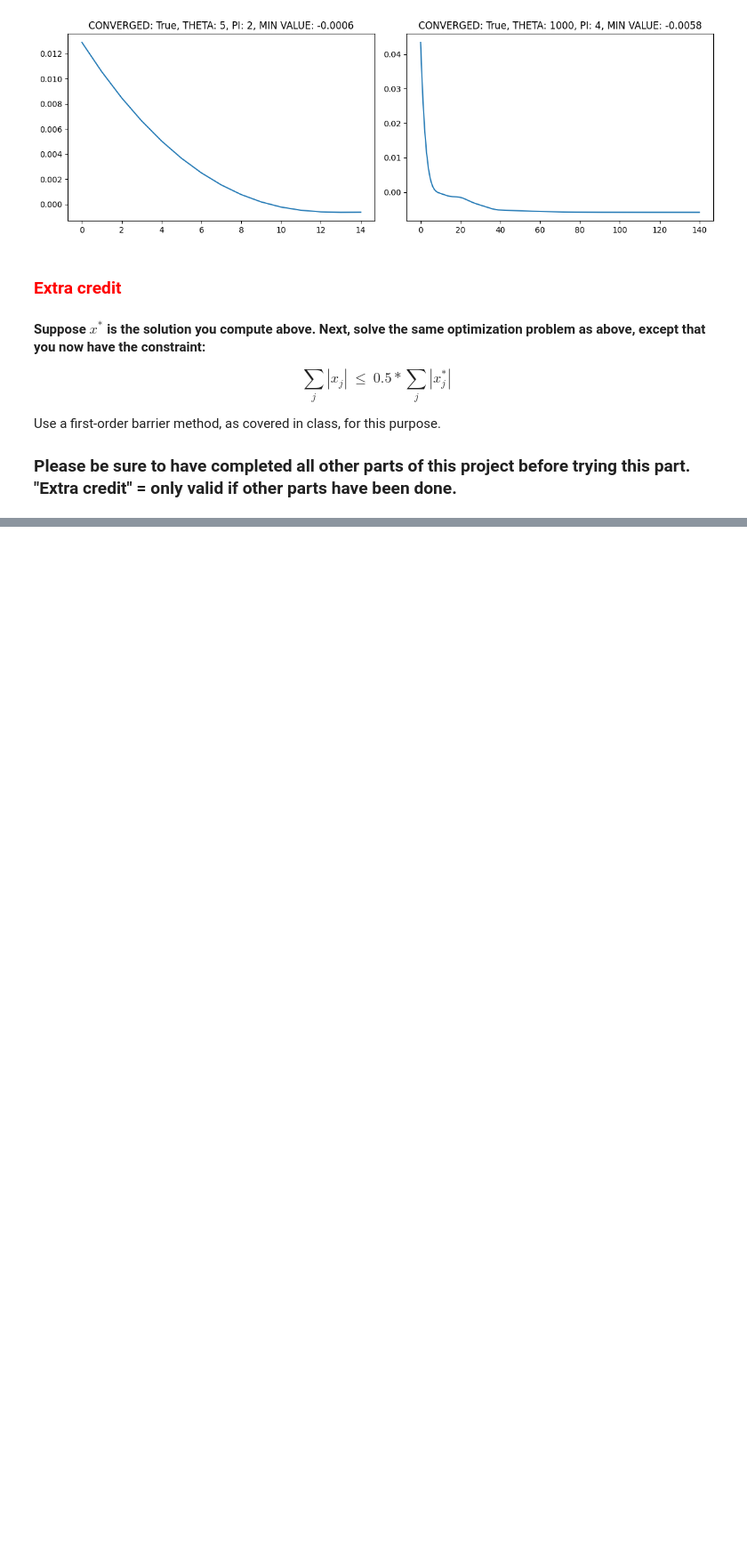
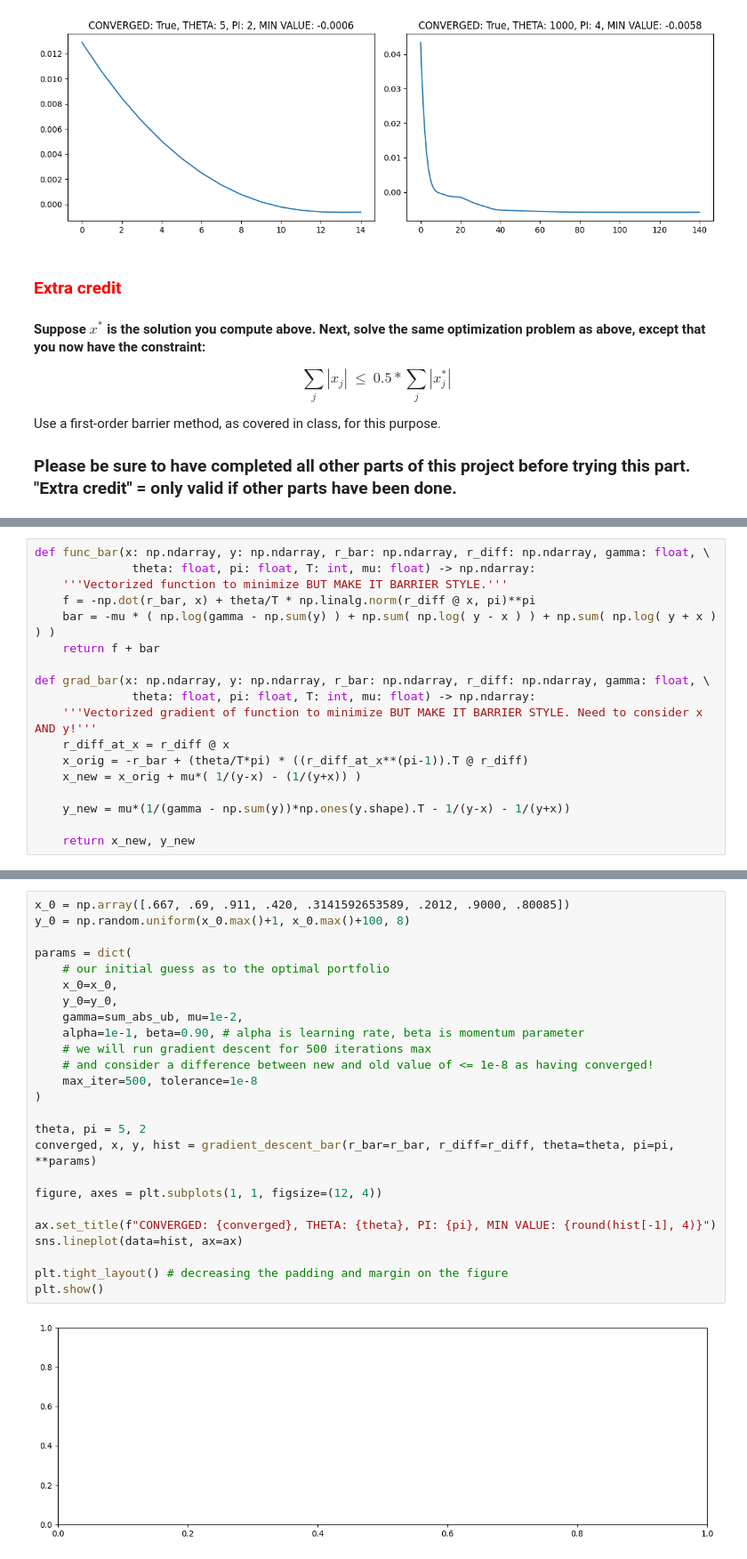
Before and after one commit to ostapenkovs/ieor-4500-apps-prog, a Jupyter notebook: hw4/hw4.ipynb, the cells around one changed output, grey strips where cells are left out. Shown at 89% size. Saved outputs shown, nothing was run; the diff lists cells and outputs as text; blank space fills up the shorter version.

Commit message:
feeble attempts at a barrier method

```diff
--- a/hw4/hw4.ipynb
+++ b/hw4/hw4.ipynb
@@ -168,0 +190,18 @@ Use a first-order barrier method, as covered in class, for this purpose.
+# %%
+def func_bar(x: np.ndarray, y: np.ndarray, r_bar: np.ndarray, r_diff: np.ndarray, gamma: float, \
+              theta: float, pi: float, T: int, mu: float) -> np.ndarray:
+    '''Vectorized function to minimize BUT MAKE IT BARRIER STYLE.'''
+    f = -np.dot(r_bar, x) + theta/T * np.linalg.norm(r_diff @ x, pi)**pi
+    bar = -mu * ( np.log(gamma - np.sum(y) ) + np.sum( np.log( y - x ) ) + np.sum( np.log( y + x ) ) )
+    return f + bar
+
+def grad_bar(x: np.ndarray, y: np.ndarray, r_bar: np.ndarray, r_diff: np.ndarray, gamma: float, \
+              theta: float, pi: float, T: int, mu: float) -> np.ndarray:
+    '''Vectorized gradient of function to minimize BUT MAKE IT BARRIER STYLE. Need to consider x AND y!'''
+    r_diff_at_x = r_diff @ x
+    x_orig = -r_bar + (theta/T*pi) * ((r_diff_at_x**(pi-1)).T @ r_diff)
+    x_new = x_orig + mu*( 1/(y-x) - (1/(y+x)) )
+
+    y_new = mu*(1/(gamma - np.sum(y))*np.ones(y.shape).T - 1/(y-x) - 1/(y+x))
+
+    return x_new, y_new
@@ -168,0 +254,27 @@ Use a first-order barrier method, as covered in class, for this purpose.
+# %%
+x_0 = np.array([.667, .69, .911, .420, .3141592653589, .2012, .9000, .80085])
+y_0 = np.random.uniform(x_0.max()+1, x_0.max()+100, 8)
+
+params = dict(
+    # our initial guess as to the optimal portfolio
+    x_0=x_0,
+    y_0=y_0,
+    gamma=sum_abs_ub, mu=1e-2,
+    alpha=1e-1, beta=0.90, # alpha is learning rate, beta is momentum parameter
+    # we will run gradient descent for 500 iterations max
+    # and consider a difference between new and old value of <= 1e-8 as having converged!
+    max_iter=500, tolerance=1e-8
+)
+
+theta, pi = 5, 2
+converged, x, y, hist = gradient_descent_bar(r_bar=r_bar, r_diff=r_diff, theta=theta, pi=pi, **params)
+
+figure, axes = plt.subplots(1, 1, figsize=(12, 4))
+
+ax.set_title(f"CONVERGED: {converged}, THETA: {theta}, PI: {pi}, MIN VALUE: {round(hist[-1], 4)}")
+sns.lineplot(data=hist, ax=ax)
+
+plt.tight_layout() # decreasing the padding and margin on the figure
+plt.show()
+# %% [output]
+[figure, added]
```
Also changed, not shown: parts of 5 cells of this notebook, 1 other file.
